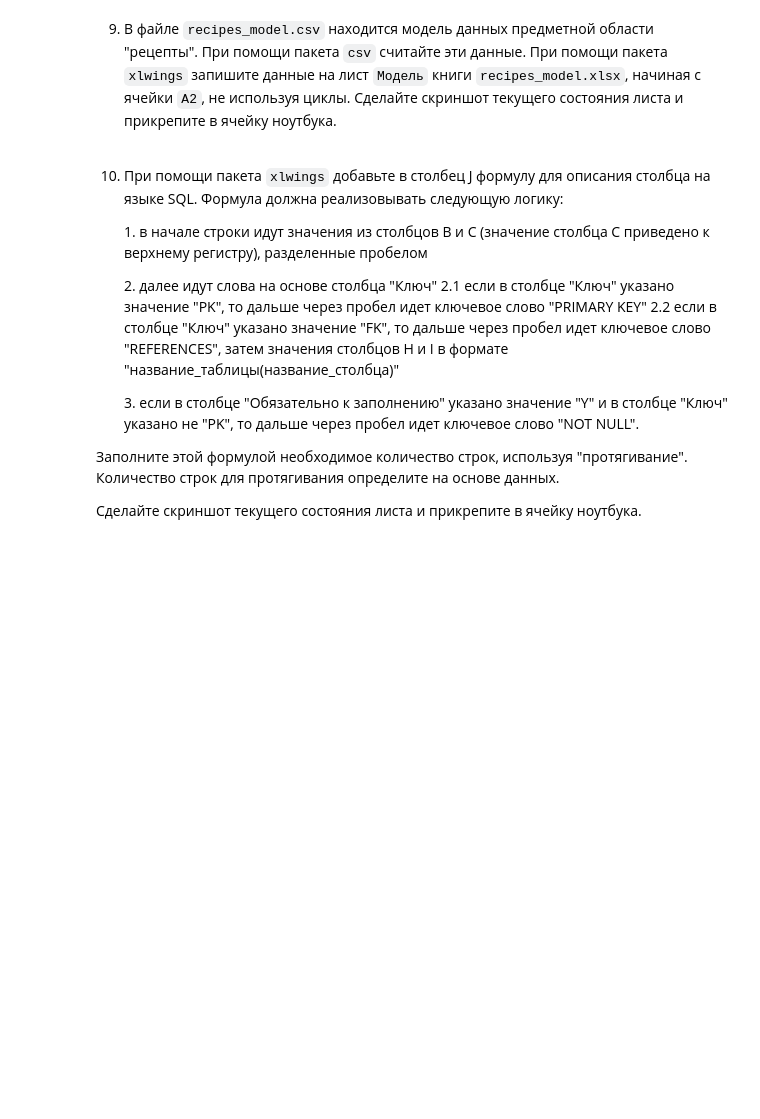
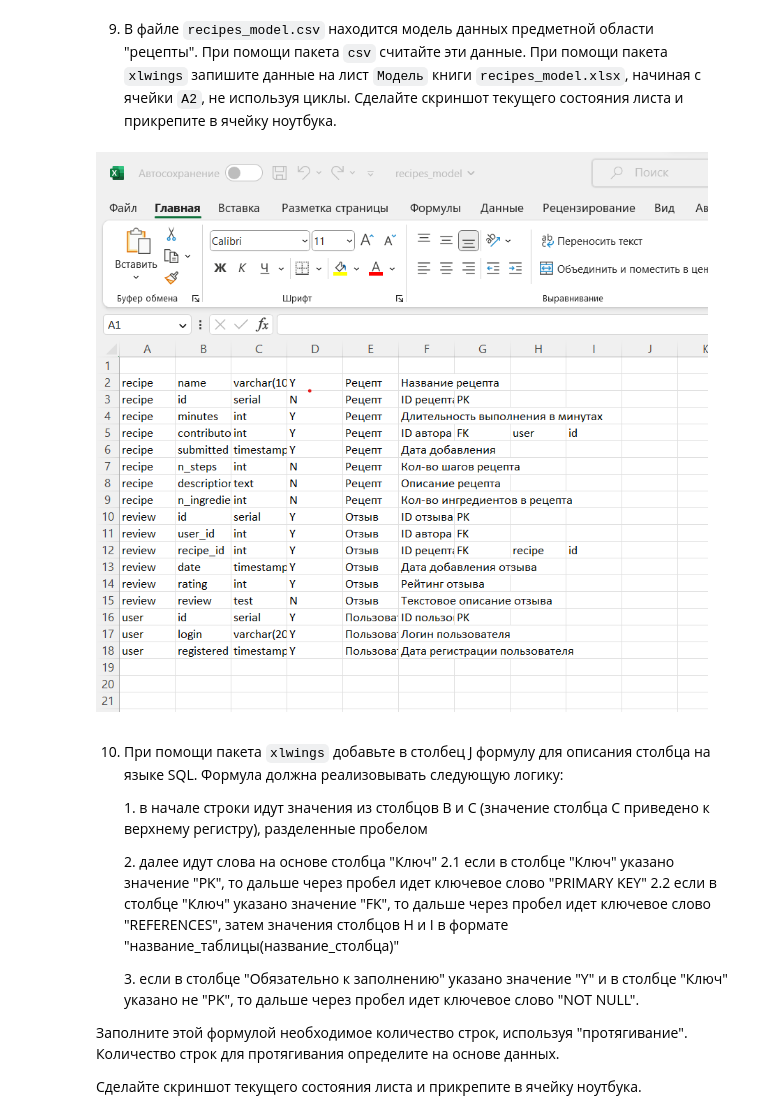
Before and after one commit to yanasirina/lab4_excel, a Jupyter notebook: 04_excel_Сирина_Яна.ipynb, the cells around one changed output. Saved outputs shown, nothing was run; the diff lists cells and outputs as text; code cells hidden in the pictures; blank space fills up the shorter version.

```diff
--- a/04_excel_Сирина_Яна.ipynb
+++ b/04_excel_Сирина_Яна.ipynb
@@ -152,6 +150,11 @@ sheet1.delete()
 
 wb.save('results/recipes_model.xlsx')
 app.quit()
+# %%
+from IPython.display import Image
+Image("results/first_pic.png")
+# %% [output]
+[figure, added]
 # %% [markdown]
 10. При помощи пакета `xlwings` добавьте в столбец J формулу для описания столбца на языке SQL. Формула должна реализовывать следующую логику:
 
```
Also changed, not shown: parts of 1 cell of this notebook, 3 other files.
